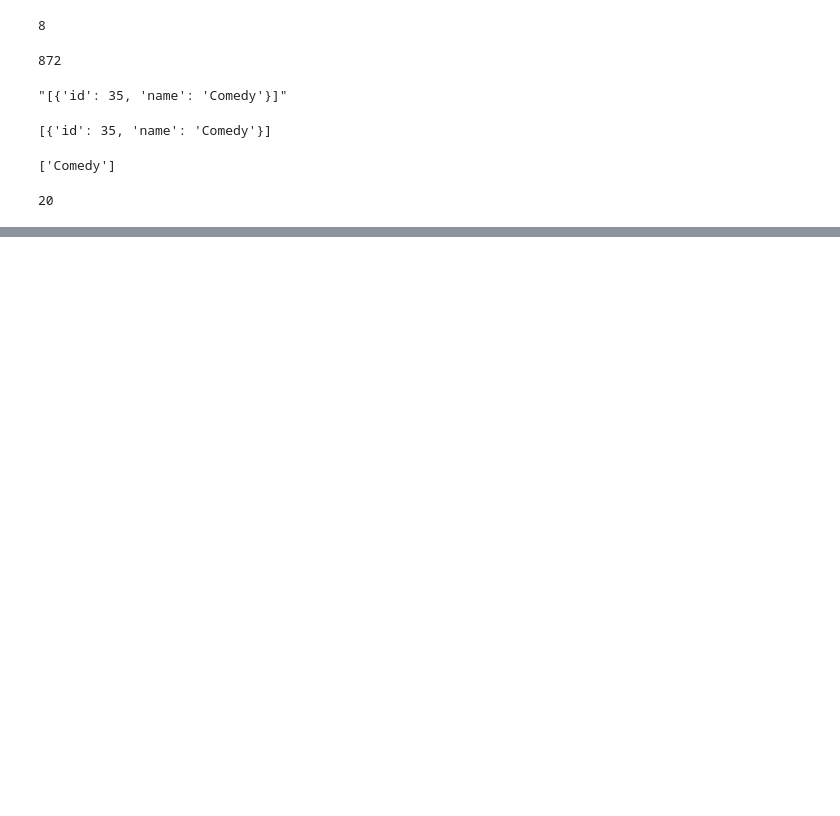
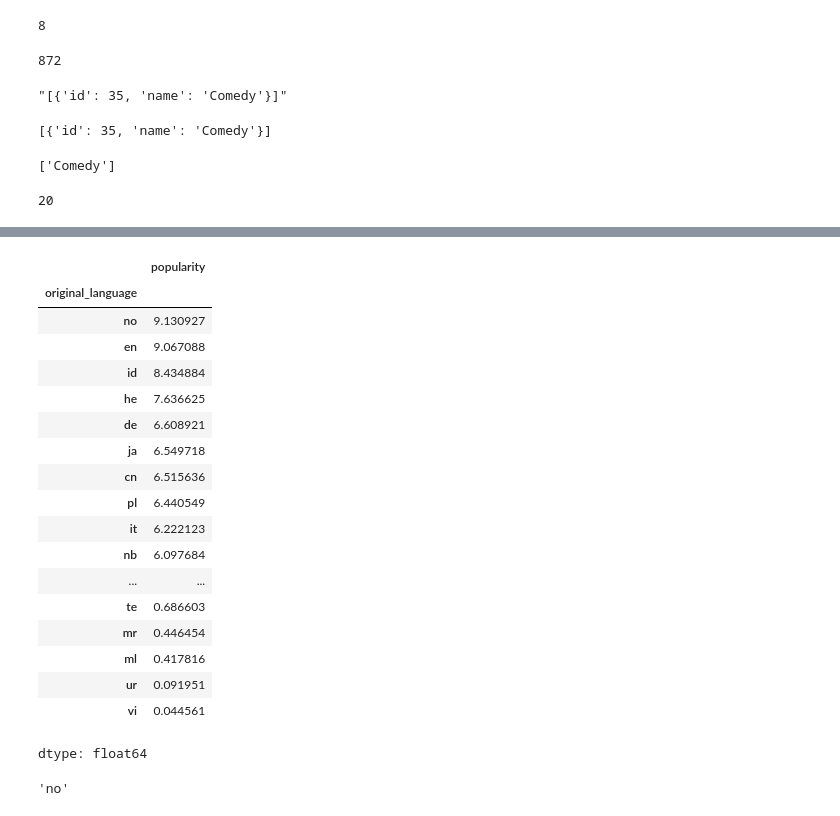
Before and after one commit to avinashsingh16/daily-python-numpy-pandas, a Jupyter notebook: Pandas_operation_test.ipynb, the cells around one changed output, grey strips where cells are left out. Saved outputs shown, nothing was run; the diff lists cells and outputs as text; code cells hidden in the pictures; blank space fills up the shorter version.

```diff
--- a/Pandas_operation_test.ipynb
+++ b/Pandas_operation_test.ipynb
@@ -332,0 +392,27 @@ dtype: int64
+# %%
+# 3.Which language has the highest average popularity?
+imdb_df.groupby('original_language')['popularity'].mean().sort_values(ascending=False)
+# %% [output]
+|  | popularity |
+| original_language |  |
+| no | 9.130927 |
+| en | 9.067088 |
+| id | 8.434884 |
+| he | 7.636625 |
+| de | 6.608921 |
+| ja | 6.549718 |
+| cn | 6.515636 |
+| pl | 6.440549 |
+| it | 6.222123 |
+| nb | 6.097684 |
+| ... | ... |
+| te | 0.686603 |
+| mr | 0.446454 |
+| ml | 0.417816 |
+| ur | 0.091951 |
+| vi | 0.044561 |
+dtype: float64
+# %%
+imdb_df.groupby('original_language')['popularity'].mean().idxmax()
+# %% [output]
+'no'
```
Also changed, not shown: parts of 6 cells of this notebook.
